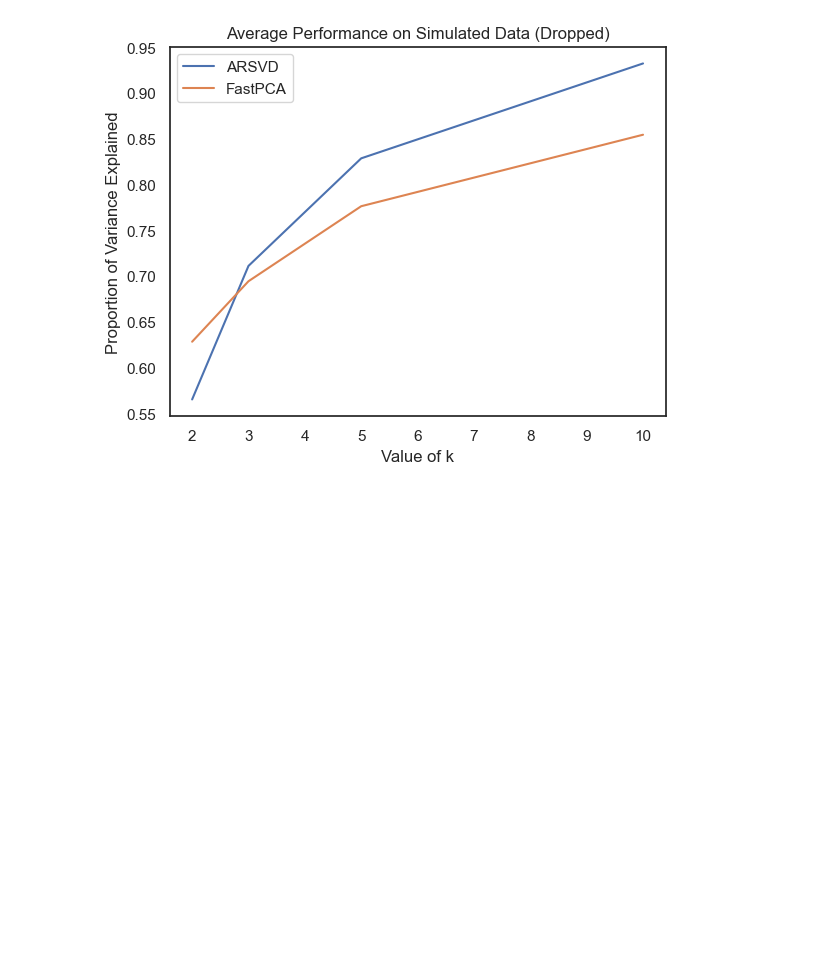
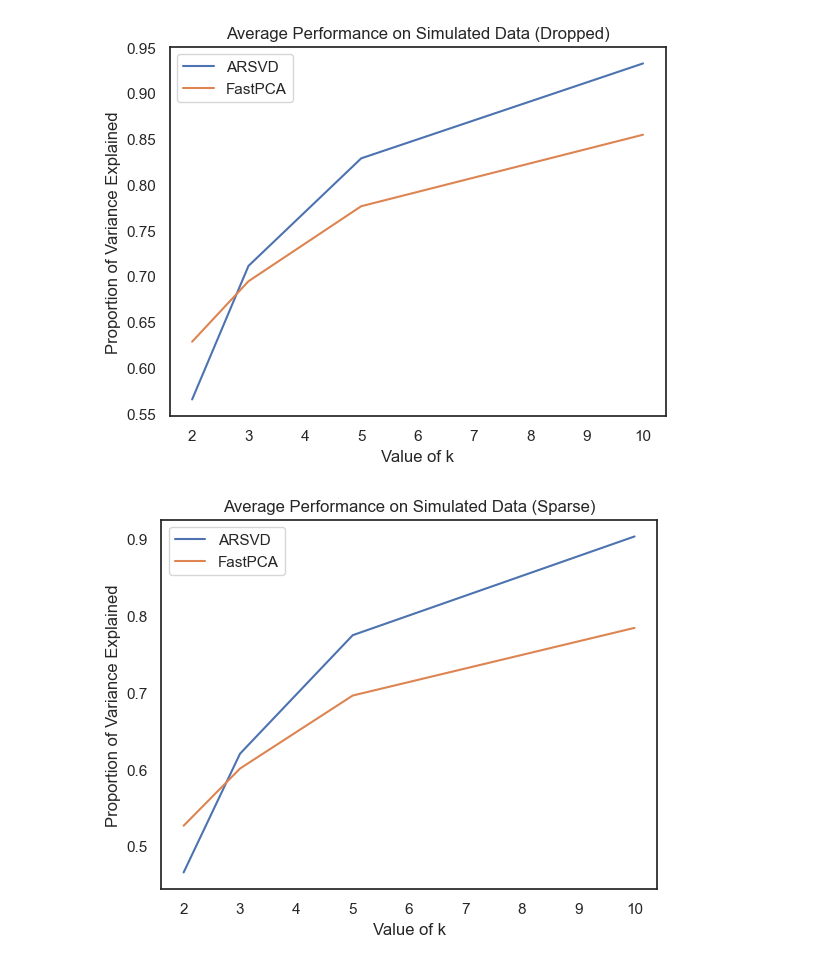
Before and after one commit to matthew-liu801/pca-genomics, a Jupyter notebook: code/algorithms.ipynb, the cells around one changed output. Saved outputs shown, nothing was run; the diff lists cells and outputs as text; code cells hidden in the pictures; blank space fills up the shorter version.

Commit message:
graphs for sparse vs dense data

```diff
--- a/code/algorithms.ipynb
+++ b/code/algorithms.ipynb
@@ -588,0 +623,17 @@ plt.savefig(f"{figure_dir}/dropped_arsvd_fastpca_avg.png")
+# %%
+# Averages (sparse)
+
+# Averaging performance across all datasets per k
+arsvd_sparse_avgs = [arsvd2_sparse["Value"].mean(), arsvd3_sparse["Value"].mean(), arsvd5_sparse["Value"].mean(), arsvd10_sparse["Value"].mean()]
+fastpca_sparse_avgs = [fastpca2_sparse["Value"].mean(), fastpca3_sparse["Value"].mean(), fastpca5_sparse["Value"].mean(), fastpca10_sparse["Value"].mean()]
+
+plt.plot(k_vals, arsvd_sparse_avgs, label = "ARSVD")
+plt.plot(k_vals, fastpca_sparse_avgs, label = "FastPCA")
+plt.xlabel("Value of k")
+plt.ylabel("Proportion of Variance Explained")
+plt.title("Average Performance on Simulated Data (Sparse)")
+plt.legend()
+
+plt.savefig(f"{figure_dir}/sparse_arsvd_fastpca_avg.png")
+# %% [output]
+[figure, added]
```
Also changed, not shown: parts of 2 cells of this notebook, 2 other files.
